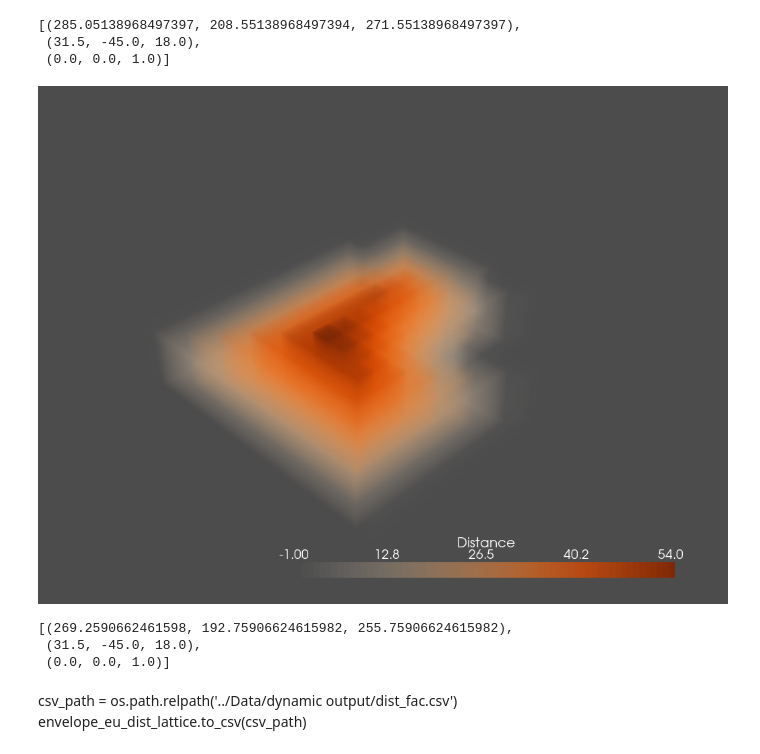
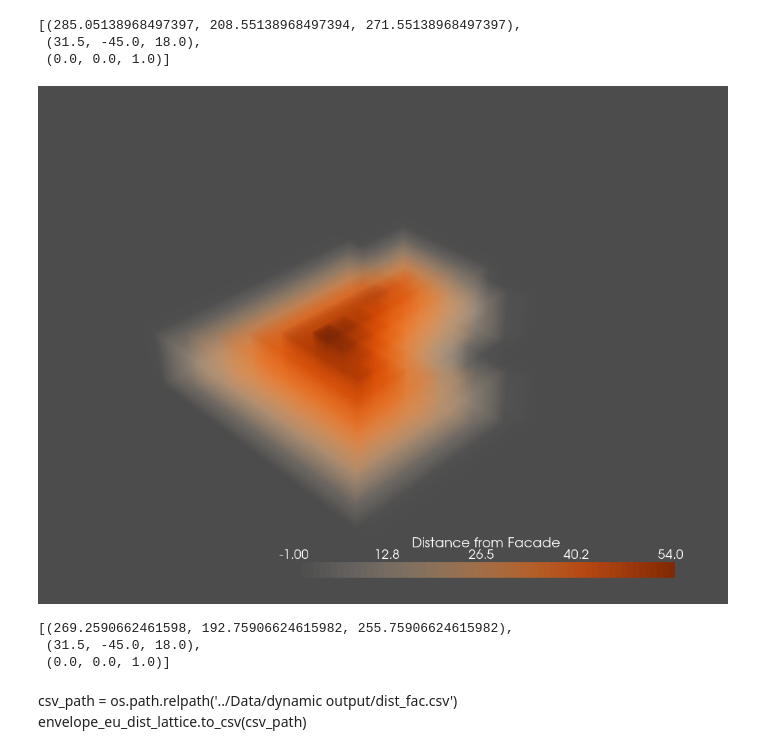
Before and after one commit to DaniqueBuchner/spatial_computing_project_template, a Jupyter notebook: Notebooks/w3_zhenning_facade.ipynb, the cells around one changed output. Saved outputs shown, nothing was run; the diff lists cells and outputs as text; code cells hidden in the pictures.

```diff
--- a/Notebooks/w3_zhenning_facade.ipynb
+++ b/Notebooks/w3_zhenning_facade.ipynb
@@ -70,29 +70,29 @@ envelope_eu_dist_lattice[init_avail_lattice==False] -= 1
 # %%
 # initiating the plotter
 p = pv.Plotter()
 
 l = envelope_eu_dist_lattice
 
 # Create the spatial reference
 grid = pv.UniformGrid()
 
 # Set the grid dimensions: shape because we want to inject our values
 grid.dimensions = l.shape
 # The bottom left corner of the data set
 grid.origin = l.minbound
 # These are the cell sizes along each axis
 grid.spacing = l.unit
 
 # Add the data values to the cell data
-grid.point_arrays["Distance"] = l.flatten(order="F")  # Flatten the Lattice
+grid.point_arrays["Distance from Facade"] = l.flatten(order="F")  # Flatten the Lattice
 
 # adding the volume
 p.add_volume(grid, cmap="Oranges", shade=False, show_scalar_bar=True)
 
 # plotting
 p.show()
 # %% [output]
-[figure, old version]
+[figure, new version]
 [(269.2590662461598, 192.75906624615982, 255.75906624615982),
  (31.5, -45.0, 18.0),
  (0.0, 0.0, 1.0)]
```
Also changed, not shown: 1 other file.
